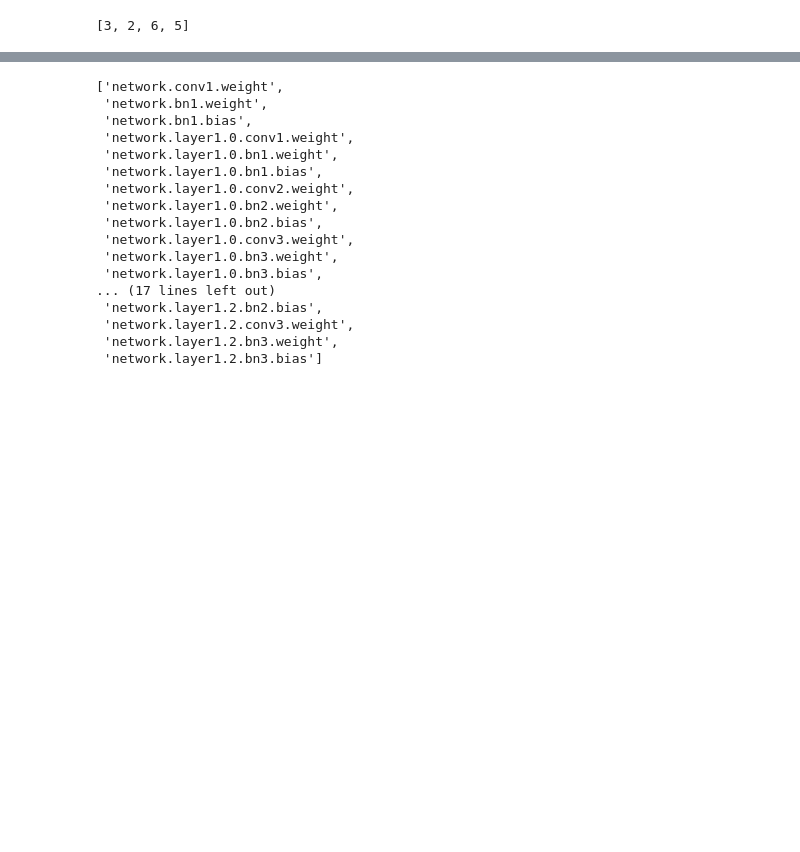
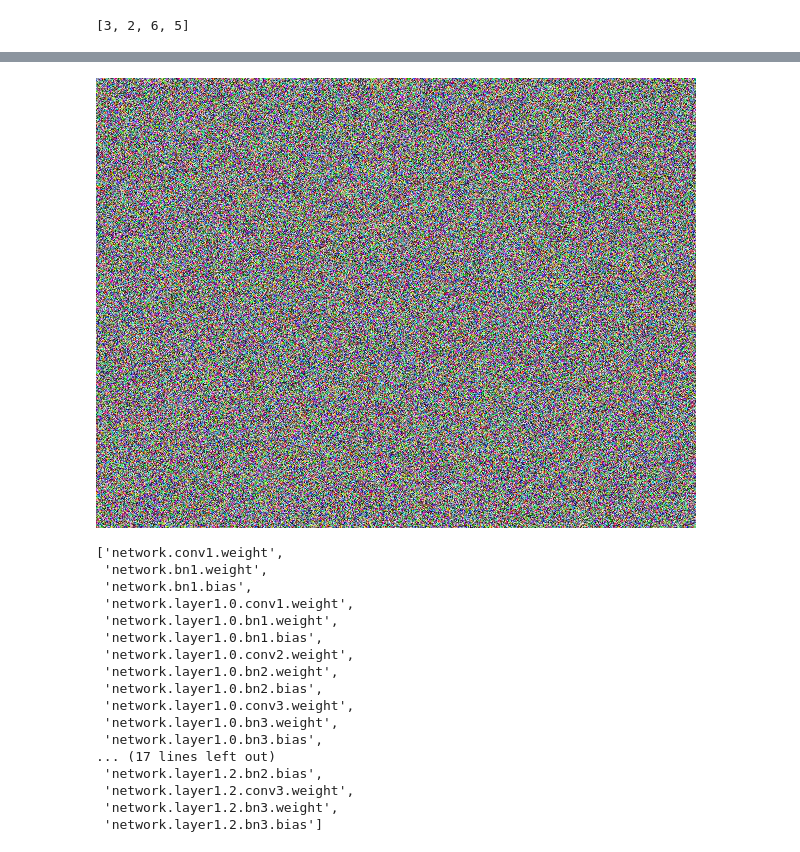
Before and after one commit to alexrame/domainbedv2, a Jupyter notebook: notebooks/recycling/corruption.ipynb, the cells around one changed output, grey strips where cells are left out. Drawn from its saved outputs; the diff is of its cells as text; code cells hidden in the pictures; blank space fills up the shorter version.

```diff
--- a/notebooks/recycling/corruption.ipynb
+++ b/notebooks/recycling/corruption.ipynb
@@ -12,2 +69,6 @@ import json
+# %%
+img
+# %% [output]
+[figure, added]
 # %%
 layer = 1
```
Also changed, not shown: parts of 16 cells of this notebook, 14 other files.
